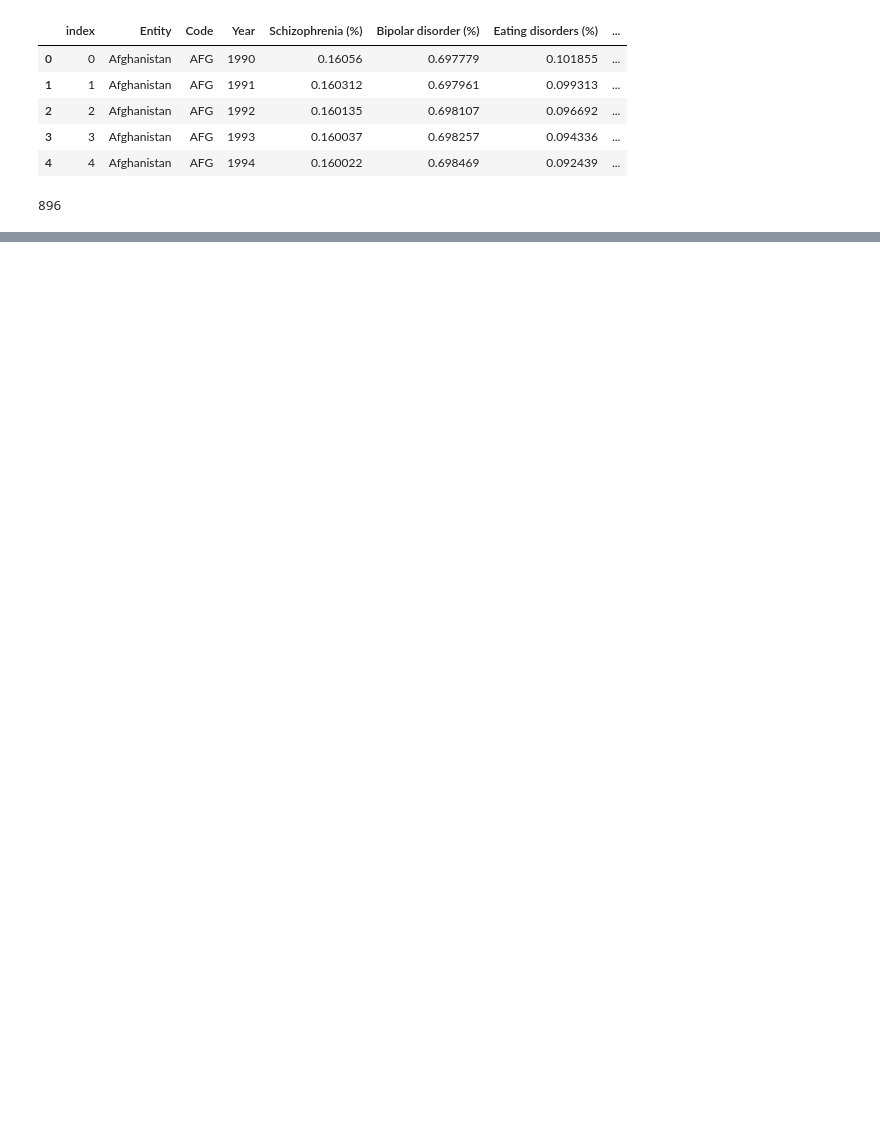
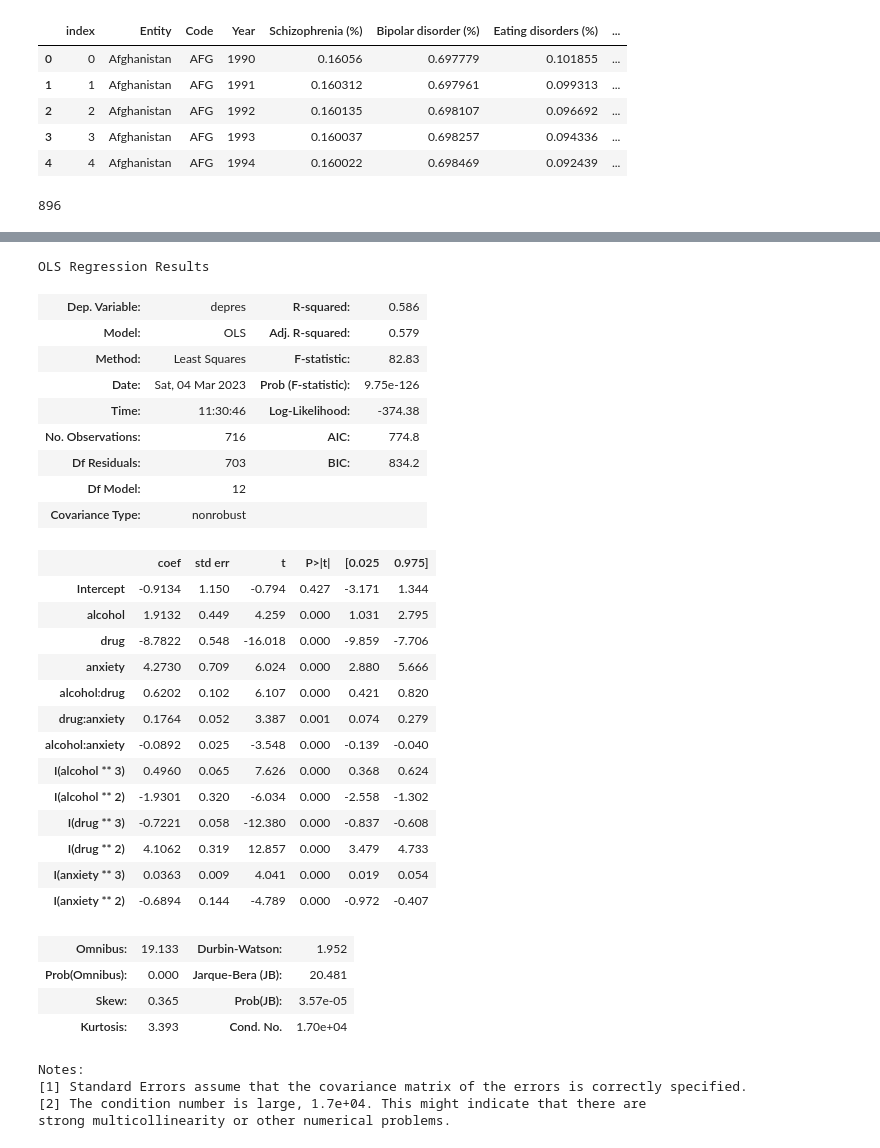
Before and after one commit to marlenealanis/stat-303-2-project, a Jupyter notebook: Project_dataframe.ipynb, the cells around one changed output, grey strips where cells are left out. Cells and saved outputs as stored; diff of their text form; code cells hidden in the pictures; blank space fills up the shorter version.

```diff
--- a/Project_dataframe.ipynb
+++ b/Project_dataframe.ipynb
@@ -95,2 +95,39 @@ OLS Regression Results
 Notes:
 [1] Standard Errors assume that the covariance matrix of the errors is correctly specified.
+# %%
+ed_obj_2 = smf.ols(formula = 'depres~alcohol+drug+anxiety+alcohol*drug+ drug*anxiety + alcohol*anxiety + I(alcohol**3) + +I(alcohol**2) + I(drug**3) + I(drug**2) + I(anxiety**3) + I(anxiety**2)',
+                 data = train).fit()
+ed_obj_2.summary()
+# %% [output]
+OLS Regression Results
+| Dep. Variable: | depres | R-squared: | 0.586 |
+| Model: | OLS | Adj. R-squared: | 0.579 |
+| Method: | Least Squares | F-statistic: | 82.83 |
+| Date: | Sat, 04 Mar 2023 | Prob (F-statistic): | 9.75e-126 |
+| Time: | 11:30:46 | Log-Likelihood: | -374.38 |
+| No. Observations: | 716 | AIC: | 774.8 |
+| Df Residuals: | 703 | BIC: | 834.2 |
+| Df Model: | 12 |  |  |
+| Covariance Type: | nonrobust |  |  |
+|  | coef | std err | t | P>|t| | [0.025 | 0.975] |
+| Intercept | -0.9134 | 1.150 | -0.794 | 0.427 | -3.171 | 1.344 |
+| alcohol | 1.9132 | 0.449 | 4.259 | 0.000 | 1.031 | 2.795 |
+| drug | -8.7822 | 0.548 | -16.018 | 0.000 | -9.859 | -7.706 |
+| anxiety | 4.2730 | 0.709 | 6.024 | 0.000 | 2.880 | 5.666 |
+| alcohol:drug | 0.6202 | 0.102 | 6.107 | 0.000 | 0.421 | 0.820 |
+| drug:anxiety | 0.1764 | 0.052 | 3.387 | 0.001 | 0.074 | 0.279 |
+| alcohol:anxiety | -0.0892 | 0.025 | -3.548 | 0.000 | -0.139 | -0.040 |
+| I(alcohol ** 3) | 0.4960 | 0.065 | 7.626 | 0.000 | 0.368 | 0.624 |
+| I(alcohol ** 2) | -1.9301 | 0.320 | -6.034 | 0.000 | -2.558 | -1.302 |
+| I(drug ** 3) | -0.7221 | 0.058 | -12.380 | 0.000 | -0.837 | -0.608 |
+| I(drug ** 2) | 4.1062 | 0.319 | 12.857 | 0.000 | 3.479 | 4.733 |
+| I(anxiety ** 3) | 0.0363 | 0.009 | 4.041 | 0.000 | 0.019 | 0.054 |
+| I(anxiety ** 2) | -0.6894 | 0.144 | -4.789 | 0.000 | -0.972 | -0.407 |
+| Omnibus: | 19.133 | Durbin-Watson: | 1.952 |
+| Prob(Omnibus): | 0.000 | Jarque-Bera (JB): | 20.481 |
+| Skew: | 0.365 | Prob(JB): | 3.57e-05 |
+| Kurtosis: | 3.393 | Cond. No. | 1.70e+04 |
+Notes:
+[1] Standard Errors assume that the covariance matrix of the errors is correctly specified.
+[2] The condition number is large, 1.7e+04. This might indicate that there are
+strong multicollinearity or other numerical problems.
```
Also changed, not shown: parts of 2 cells of this notebook.
